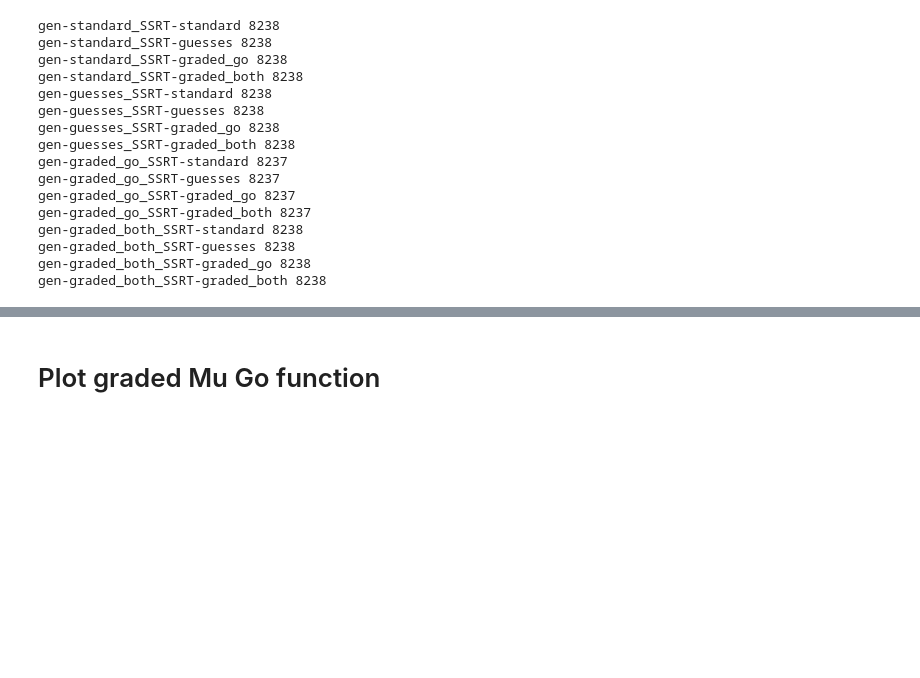
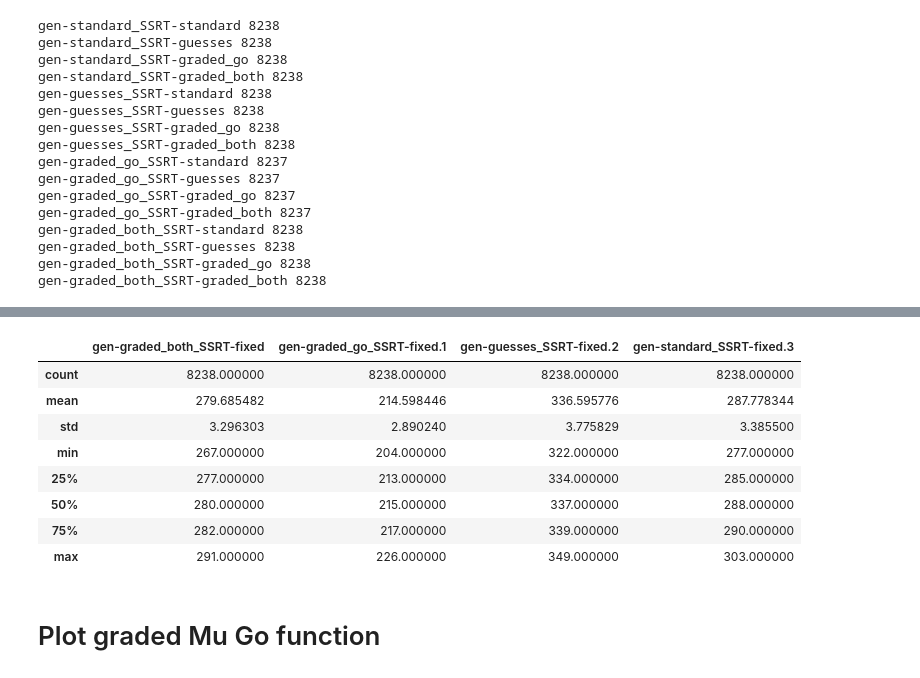
Before and after one commit to henrymj/ABCD_simulations, a Jupyter notebook: 1display_results_SSRTscale-0-RTscale-0.ipynb, the cells around one changed output, grey strips where cells are left out. Drawn from its saved outputs; the diff is of its cells as text; code cells hidden in the pictures; blank space fills up the shorter version.

```diff
--- a/1display_results_SSRTscale-0-RTscale-0.ipynb
+++ b/1display_results_SSRTscale-0-RTscale-0.ipynb
@@ -334,3 +358,15 @@ gen-graded_both_SSRT-graded_both 8238
+# %%
+ssrt_df.filter(regex='SSRT-fixed').describe()
+# %% [output]
+|  | gen-graded_both_SSRT-fixed | gen-graded_go_SSRT-fixed.1 | gen-guesses_SSRT-fixed.2 | gen-standard_SSRT-fixed.3 |
+| count | 8238.000000 | 8238.000000 | 8238.000000 | 8238.000000 |
+| mean | 279.685482 | 214.598446 | 336.595776 | 287.778344 |
+| std | 3.296303 | 2.890240 | 3.775829 | 3.385500 |
+| min | 267.000000 | 204.000000 | 322.000000 | 277.000000 |
+| 25% | 277.000000 | 213.000000 | 334.000000 | 285.000000 |
+| 50% | 280.000000 | 215.000000 | 337.000000 | 288.000000 |
+| 75% | 282.000000 | 217.000000 | 339.000000 | 290.000000 |
+| max | 291.000000 | 226.000000 | 349.000000 | 303.000000 |
 # %% [markdown]
 # Plot graded Mu Go function
 # %%
```
Also changed, not shown: parts of 2 cells of this notebook, 3 other files.
